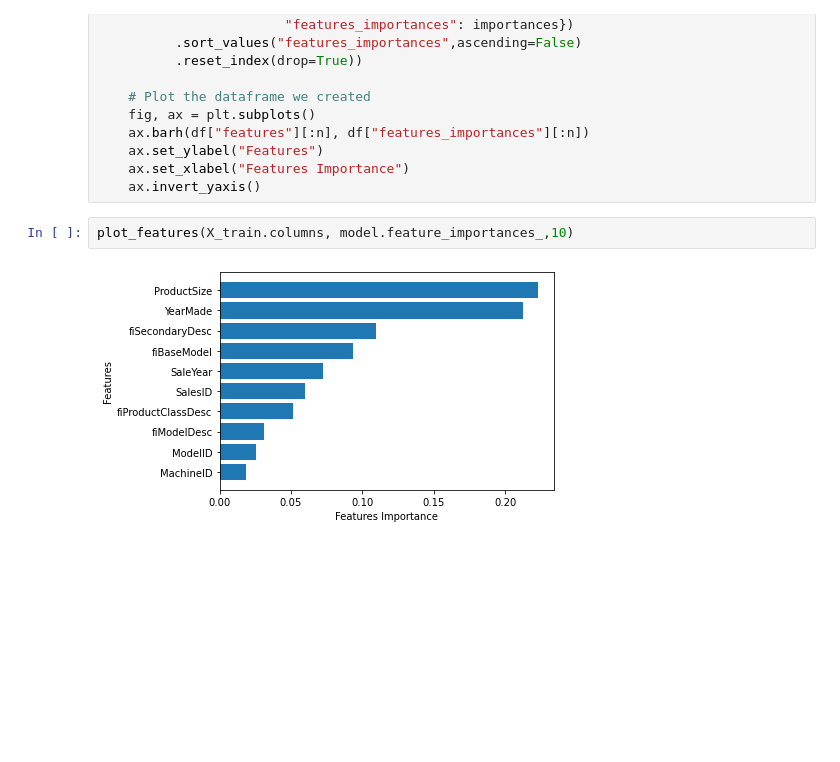
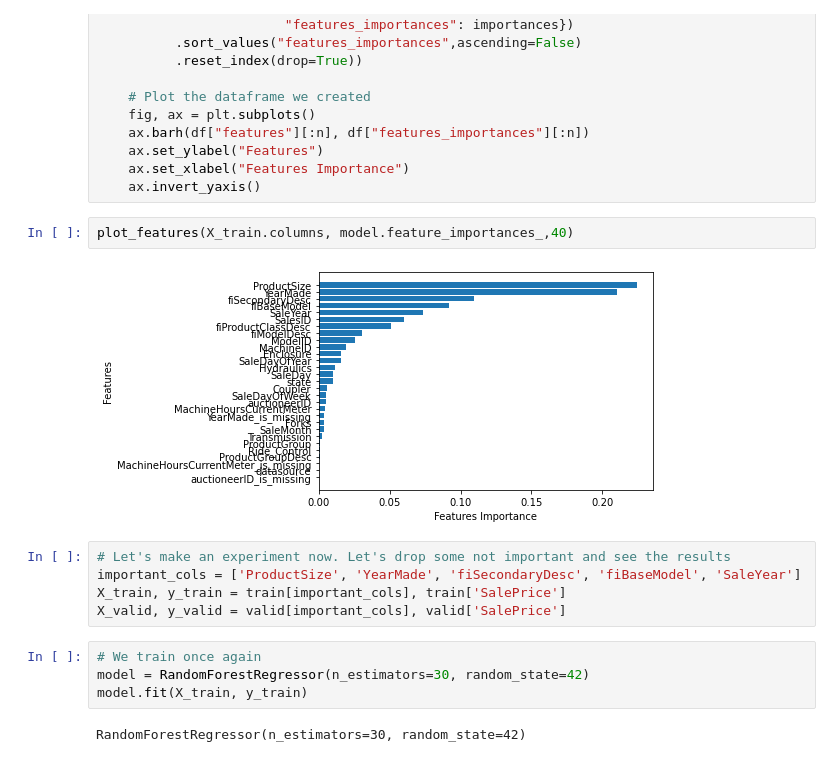
Before and after one commit to kriszieba/machine-sales, a Jupyter notebook: Modelling.ipynb, the cells around one changed output. Saved outputs shown, nothing was run; the diff lists cells and outputs as text; blank space fills up the shorter version.

```diff
--- a/Modelling.ipynb
+++ b/Modelling.ipynb
@@ -101,6 +100,17 @@ def plot_features(columns, importances, n=30):
     ax.set_xlabel("Features Importance")
     ax.invert_yaxis()
 # %%
-plot_features(X_train.columns, model.feature_importances_,10)
+plot_features(X_train.columns, model.feature_importances_,40)
 # %% [output]
-[figure, old version]
+[figure, new version]
+# %%
+# Let's make an experiment now. Let's drop some not important and see the results
+important_cols = ['ProductSize', 'YearMade', 'fiSecondaryDesc', 'fiBaseModel', 'SaleYear']
+X_train, y_train = train[important_cols], train['SalePrice']
+X_valid, y_valid = valid[important_cols], valid['SalePrice']
+# %%
+# We train once again
+model = RandomForestRegressor(n_estimators=30, random_state=42)
+model.fit(X_train, y_train)
+# %% [output]
+RandomForestRegressor(n_estimators=30, random_state=42)
```
Also changed, not shown: parts of 7 cells of this notebook, 2 other files.
